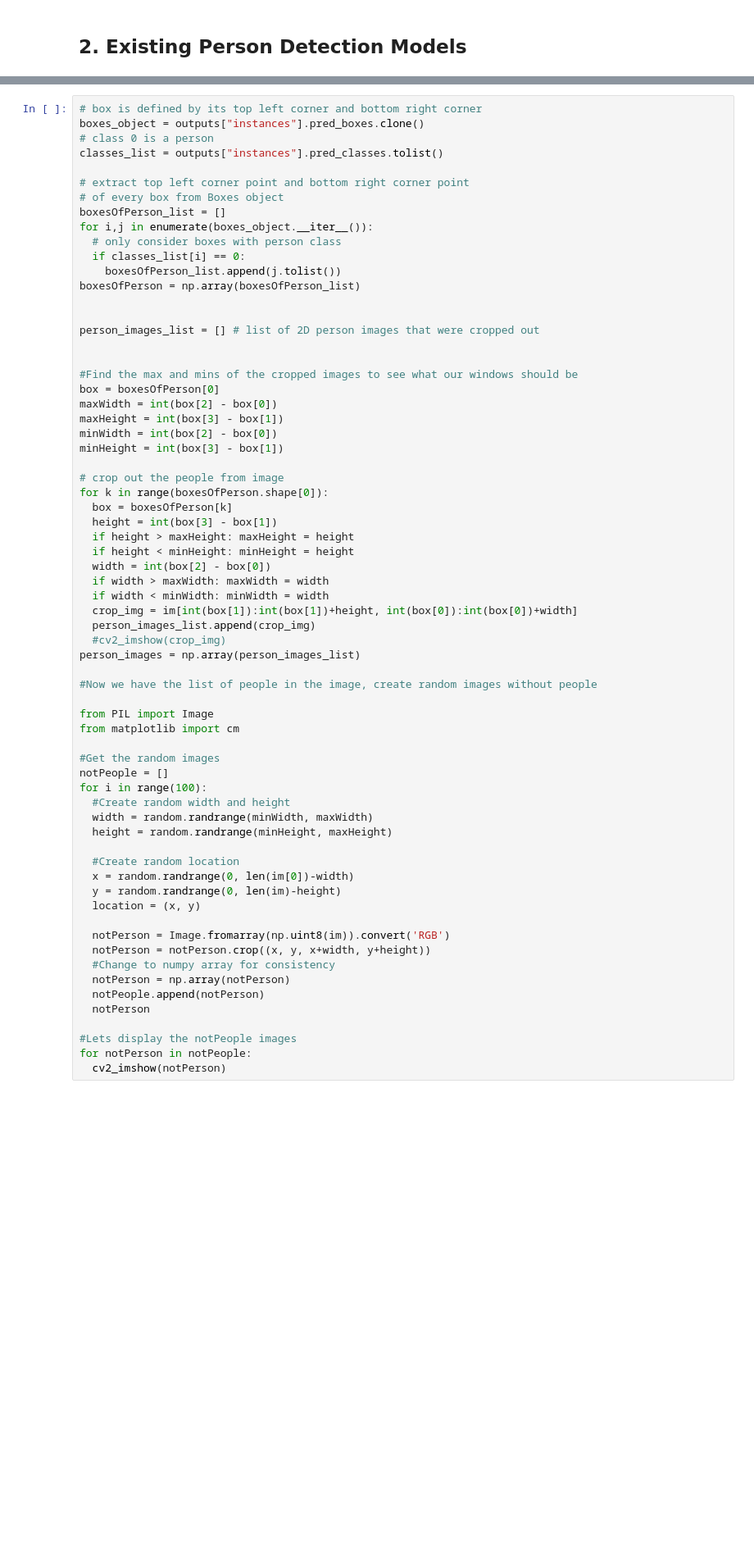
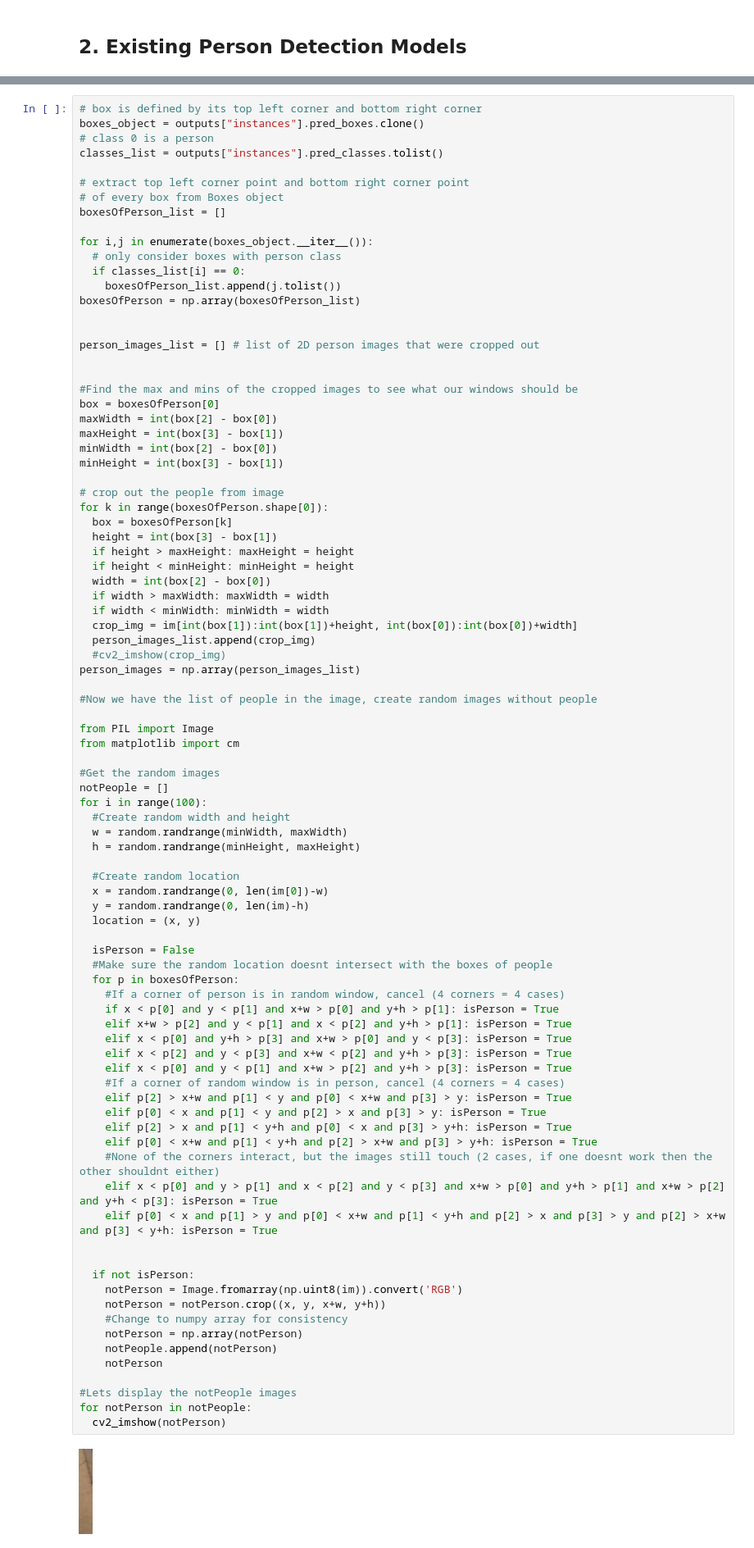
Before and after one commit to du-hr/CrowdCounter, a Jupyter notebook: Crowd_Counter.ipynb, the cells around one changed output, grey strips where cells are left out. Shown: that part at 82% size. Saved outputs shown, nothing was run; the diff lists cells and outputs as text; blank space fills up the shorter version.

Commit message:
Now the list of notPeople actually doesnt contain people

```diff
--- a/Crowd_Counter.ipynb
+++ b/Crowd_Counter.ipynb
@@ -147,6 +129,7 @@ classes_list = outputs["instances"].pred_classes.tolist()
 # extract top left corner point and bottom right corner point
 # of every box from Boxes object
 boxesOfPerson_list = []
+
 for i,j in enumerate(boxes_object.__iter__()):
   # only consider boxes with person class
   if classes_list[i] == 0:
@@ -168,40 +151,62 @@ minHeight = int(box[3] - box[1])
 for k in range(boxesOfPerson.shape[0]):
   box = boxesOfPerson[k]
   height = int(box[3] - box[1])
   if height > maxHeight: maxHeight = height
   if height < minHeight: minHeight = height
   width = int(box[2] - box[0])
   if width > maxWidth: maxWidth = width
   if width < minWidth: minWidth = width
   crop_img = im[int(box[1]):int(box[1])+height, int(box[0]):int(box[0])+width]
   person_images_list.append(crop_img)
   #cv2_imshow(crop_img)
 person_images = np.array(person_images_list)
 
 #Now we have the list of people in the image, create random images without people
 
 from PIL import Image
 from matplotlib import cm
 
 #Get the random images
 notPeople = []
 for i in range(100):
   #Create random width and height
-  width = random.randrange(minWidth, maxWidth)
-  height = random.randrange(minHeight, maxHeight)
+  w = random.randrange(minWidth, maxWidth)
+  h = random.randrange(minHeight, maxHeight)
 
   #Create random location
-  x = random.randrange(0, len(im[0])-width)
-  y = random.randrange(0, len(im)-height)
+  x = random.randrange(0, len(im[0])-w)
+  y = random.randrange(0, len(im)-h)
   location = (x, y)
 
-  notPerson = Image.fromarray(np.uint8(im)).convert('RGB')
-  notPerson = notPerson.crop((x, y, x+width, y+height))
-  #Change to numpy array for consistency
-  notPerson = np.array(notPerson)
-  notPeople.append(notPerson)
-  notPerson
+  isPerson = False
+  #Make sure the random location doesnt intersect with the boxes of people
+  for p in boxesOfPerson:
+    #If a corner of person is in random window, cancel (4 corners = 4 cases)
+    if x < p[0] and y < p[1] and x+w > p[0] and y+h > p[1]: isPerson = True
+    elif x+w > p[2] and y < p[1] and x < p[2] and y+h > p[1]: isPerson = True
+    elif x < p[0] and y+h > p[3] and x+w > p[0] and y < p[3]: isPerson = True
+    elif x < p[2] and y < p[3] and x+w < p[2] and y+h > p[3]: isPerson = True
+    elif x < p[0] and y < p[1] and x+w > p[2] and y+h > p[3]: isPerson = True
+    #If a corner of random window is in person, cancel (4 corners = 4 cases)
+    elif p[2] > x+w and p[1] < y and p[0] < x+w and p[3] > y: isPerson = True
+    elif p[0] < x and p[1] < y and p[2] > x and p[3] > y: isPerson = True
+    elif p[2] > x and p[1] < y+h and p[0] < x and p[3] > y+h: isPerson = True
+    elif p[0] < x+w and p[1] < y+h and p[2] > x+w and p[3] > y+h: isPerson = True
+    #None of the corners interact, but the images still touch (2 cases, if one doesnt work then the other shouldnt either)
+    elif x < p[0] and y > p[1] and x < p[2] and y < p[3] and x+w > p[0] and y+h > p[1] and x+w > p[2] and y+h < p[3]: isPerson = True
+    elif p[0] < x and p[1] > y and p[0] < x+w and p[1] < y+h and p[2] > x and p[3] > y and p[2] > x+w and p[3] < y+h: isPerson = True
+
+
+  if not isPerson:
+    notPerson = Image.fromarray(np.uint8(im)).convert('RGB')
+    notPerson = notPerson.crop((x, y, x+w, y+h))
+    #Change to numpy array for consistency
+    notPerson = np.array(notPerson)
+    notPeople.append(notPerson)
+    notPerson
 
 #Lets display the notPeople images
 for notPerson in notPeople:
   cv2_imshow(notPerson)
+# %% [output]
+[figure, added]
```
Also changed, not shown: parts of 5 cells of this notebook.
